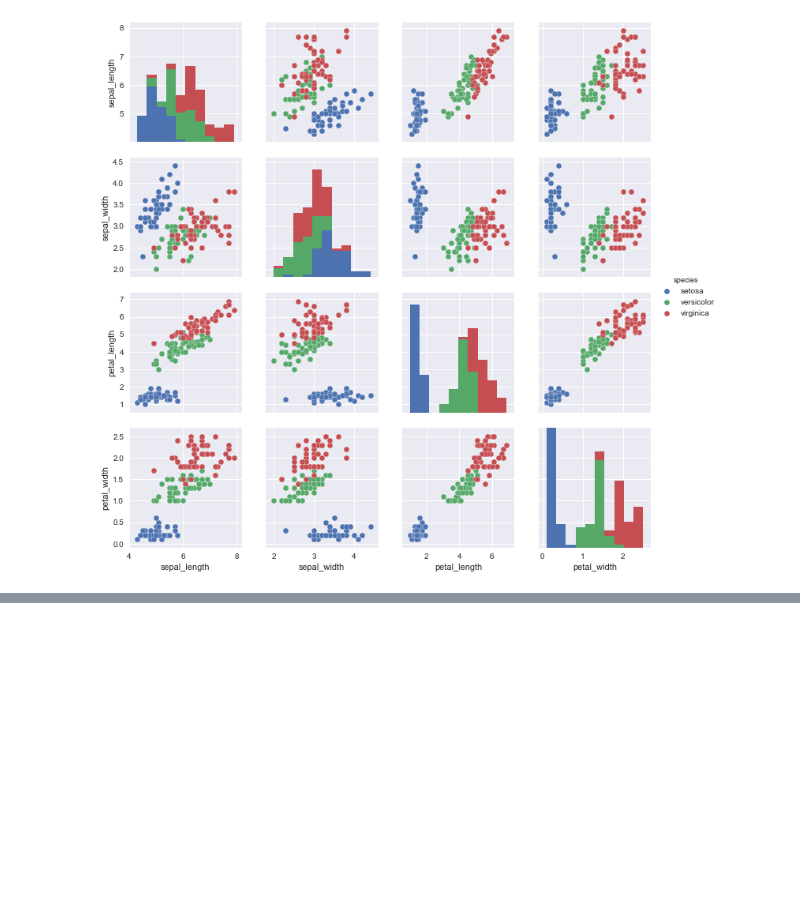
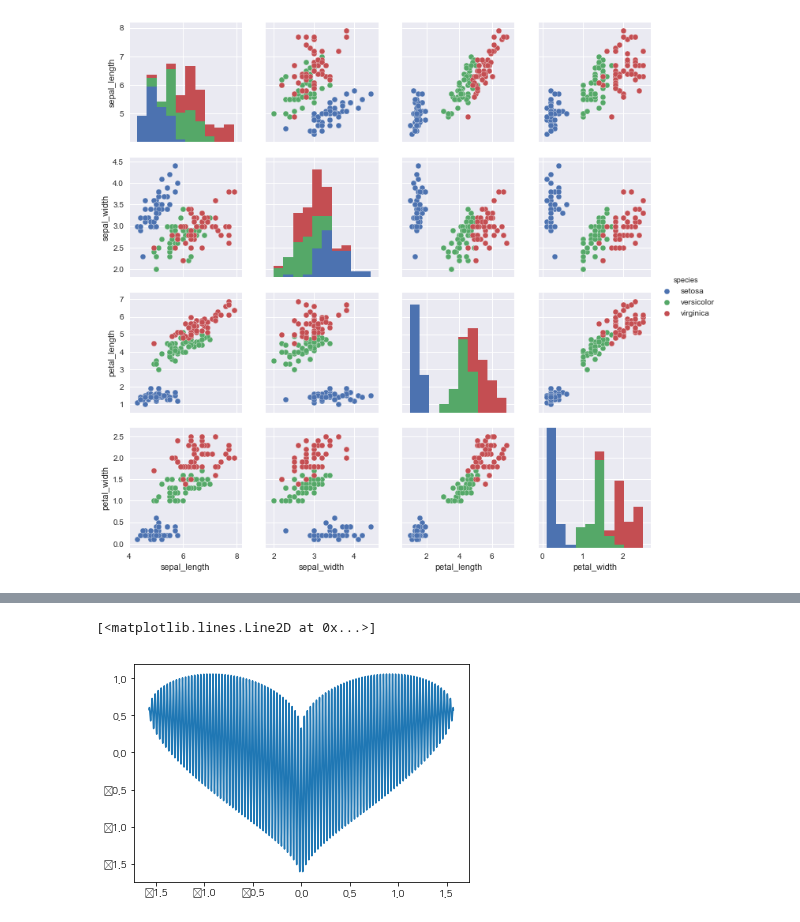
Before and after one commit to chankoo/python, a Jupyter notebook: 6.2 Visualization.ipynb, the cells around one changed output, grey strips where cells are left out. Drawn from its saved outputs; the diff is of its cells as text; code cells hidden in the pictures; blank space fills up the shorter version.

```diff
--- a/6.2 Visualization.ipynb
+++ b/6.2 Visualization.ipynb
@@ -119,0 +131,7 @@ sns.pairplot(iris, hue='species')
+# %%
+x = np.linspace(-1.6,1.6,10000)
+f = lambda x:(np.sqrt(np.cos(x)) * np.cos(200*x) + np.sqrt(abs(x))-0.7)*pow((4-x*x),0.01)
+plt.plot(x,list(map(f,x)))
+# %% [output]
+[<matplotlib.lines.Line2D at 0x...>]
+[figure, added]
```
Also changed, not shown: parts of 16 cells of this notebook.
